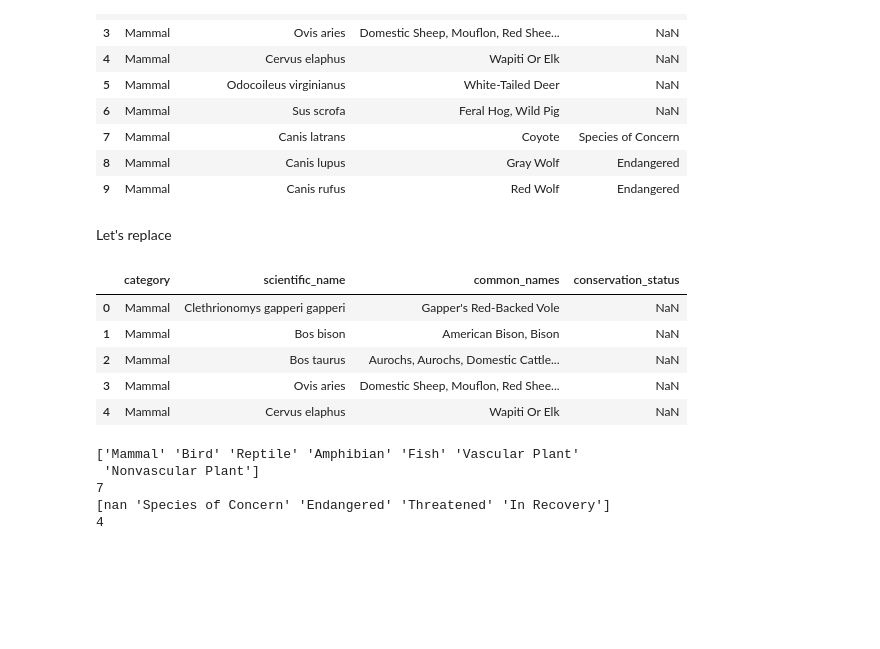
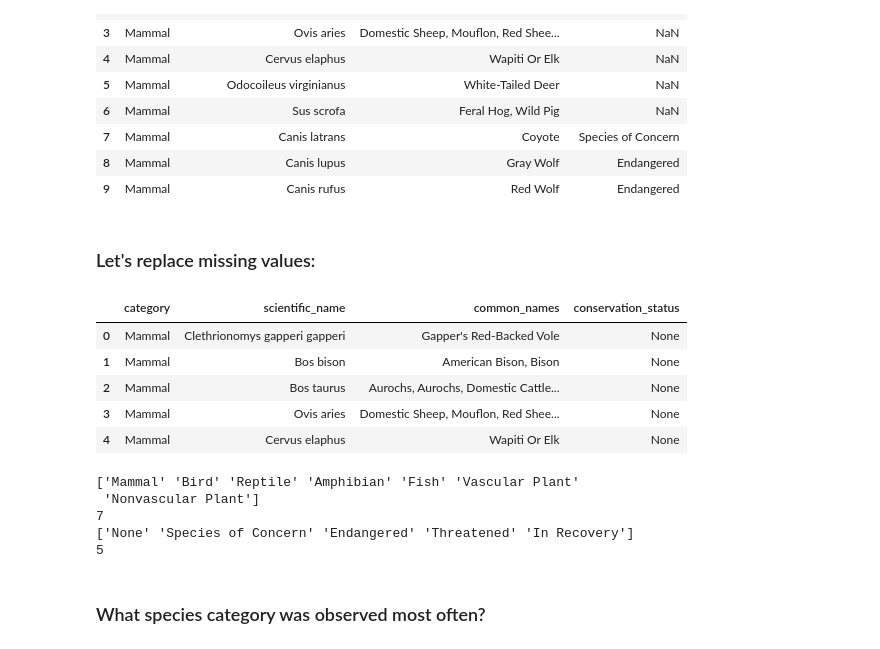
Before and after one commit to cvschwrtz/Biodiversity, a Jupyter notebook: biodiversity.ipynb, the cells around one changed output. Saved outputs shown, nothing was run; the diff lists cells and outputs as text; code cells hidden in the pictures; blank space fills up the shorter version.

```diff
--- a/biodiversity.ipynb
+++ b/biodiversity.ipynb
@@ -82,18 +109,18 @@ memory usage: 182.1+ KB
 | 7 | Mammal | Canis latrans | Coyote | Species of Concern |
 | 8 | Mammal | Canis lupus | Gray Wolf | Endangered |
 | 9 | Mammal | Canis rufus | Red Wolf | Endangered |
-# %% [markdown]
-Let's replace
+# %% [markdown]
+### Let's replace missing values:
 # %%
-species.replace('None', np.NaN)
+species.fillna('None', inplace=True)
 species.head()
 # %% [output]
 |  | category | scientific_name | common_names | conservation_status |
-| 0 | Mammal | Clethrionomys gapperi gapperi | Gapper's Red-Backed Vole | NaN |
-| 1 | Mammal | Bos bison | American Bison, Bison | NaN |
-| 2 | Mammal | Bos taurus | Aurochs, Aurochs, Domestic Cattle... | NaN |
-| 3 | Mammal | Ovis aries | Domestic Sheep, Mouflon, Red Shee... | NaN |
-| 4 | Mammal | Cervus elaphus | Wapiti Or Elk | NaN |
+| 0 | Mammal | Clethrionomys gapperi gapperi | Gapper's Red-Backed Vole | None |
+| 1 | Mammal | Bos bison | American Bison, Bison | None |
+| 2 | Mammal | Bos taurus | Aurochs, Aurochs, Domestic Cattle... | None |
+| 3 | Mammal | Ovis aries | Domestic Sheep, Mouflon, Red Shee... | None |
+| 4 | Mammal | Cervus elaphus | Wapiti Or Elk | None |
 # %%
 print(species.category.unique())
 print(species.category.nunique())
@@ -103,5 +130,7 @@ print(species.conservation_status.nunique())
 ['Mammal' 'Bird' 'Reptile' 'Amphibian' 'Fish' 'Vascular Plant'
  'Nonvascular Plant']
 7
-[nan 'Species of Concern' 'Endangered' 'Threatened' 'In Recovery']
-4
+['None' 'Species of Concern' 'Endangered' 'Threatened' 'In Recovery']
+5
+# %% [markdown]
+### What species category was observed most often?
```
Also changed, not shown: parts of 24 cells of this notebook.
